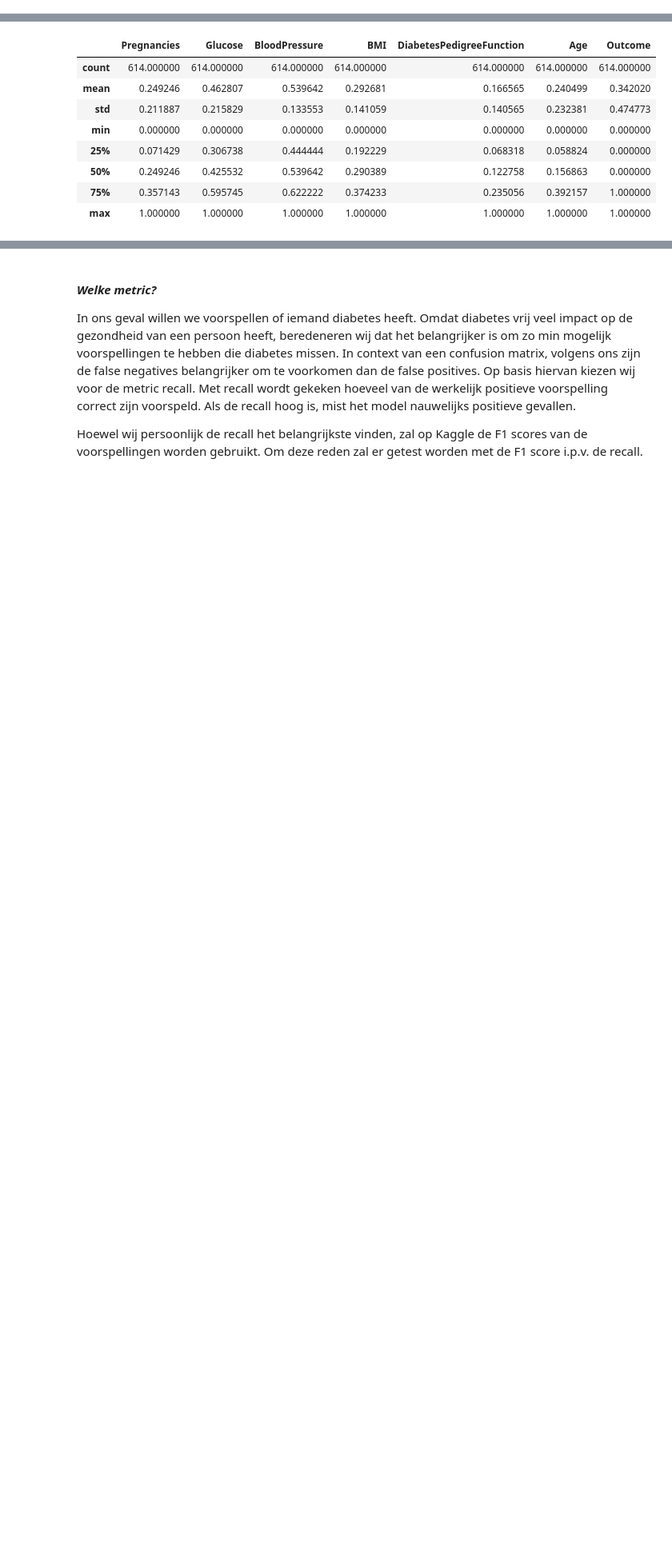
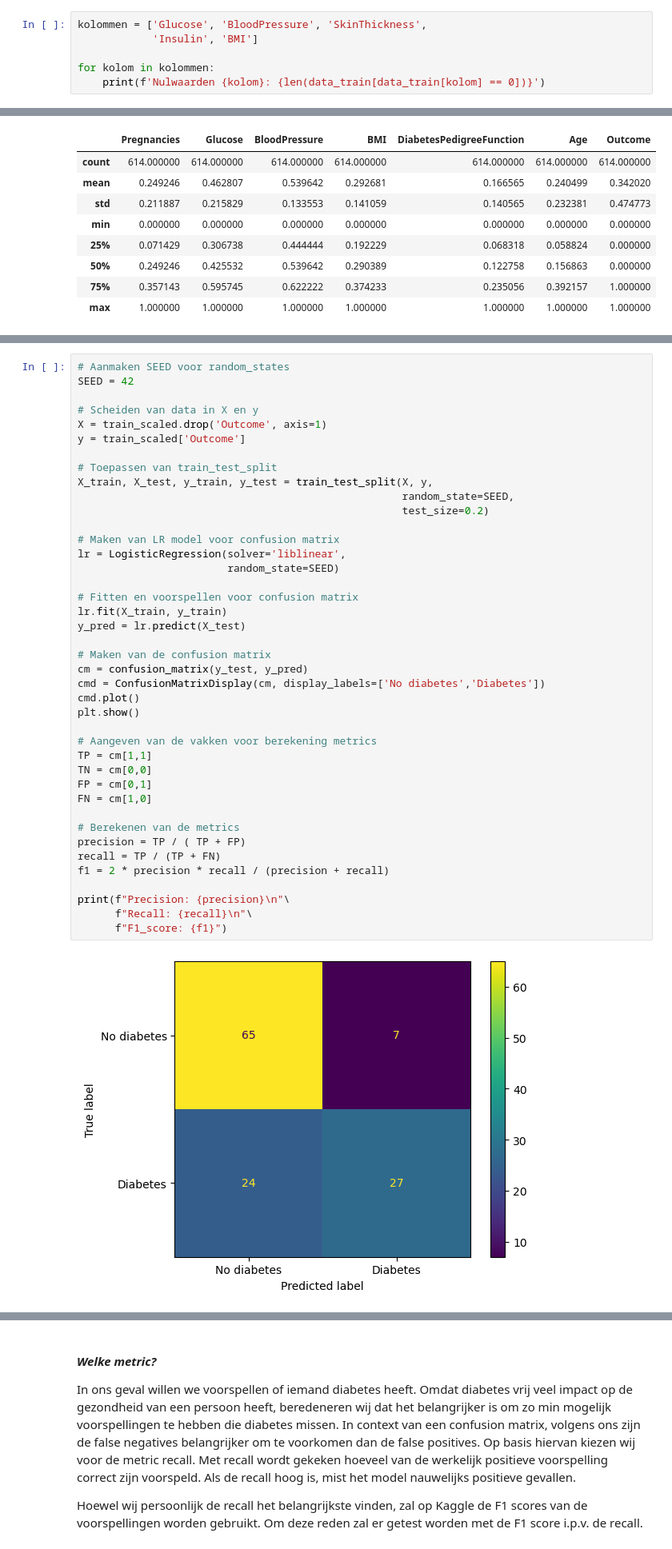
Before and after one commit to BJHeemskerk/MachineLearning, a Jupyter notebook: Opdracht_1.ipynb, the cells around one changed output, grey strips where cells are left out. Shown at 80% size. Cells and saved outputs as stored; diff of their text form; blank space fills up the shorter version.

```diff
--- a/Opdracht_1.ipynb
+++ b/Opdracht_1.ipynb
@@ -96,0 +100,6 @@ Nulwaarden BMI: 11
+# %%
+kolommen = ['Glucose', 'BloodPressure', 'SkinThickness',
+            'Insulin', 'BMI']
+
+for kolom in kolommen:
+    print(f'Nulwaarden {kolom}: {len(data_train[data_train[kolom] == 0])}')
@@ -446,0 +375,43 @@ F1_score: 0.6218487394957984
+# %%
+# Aanmaken SEED voor random_states
+SEED = 42
+
+# Scheiden van data in X en y
+X = train_scaled.drop('Outcome', axis=1)
+y = train_scaled['Outcome']
+
+# Toepassen van train_test_split
+X_train, X_test, y_train, y_test = train_test_split(X, y,
+                                                    random_state=SEED,
+                                                    test_size=0.2)
+
+# Maken van LR model voor confusion matrix
+lr = LogisticRegression(solver='liblinear',
+                        random_state=SEED)
+
+# Fitten en voorspellen voor confusion matrix
+lr.fit(X_train, y_train)
+y_pred = lr.predict(X_test)
+
+# Maken van de confusion matrix
+cm = confusion_matrix(y_test, y_pred)
+cmd = ConfusionMatrixDisplay(cm, display_labels=['No diabetes','Diabetes'])
+cmd.plot()
+plt.show()
+
+# Aangeven van de vakken voor berekening metrics
+TP = cm[1,1]
+TN = cm[0,0]
+FP = cm[0,1]
+FN = cm[1,0]
+
+# Berekenen van de metrics
+precision = TP / ( TP + FP)
+recall = TP / (TP + FN)
+f1 = 2 * precision * recall / (precision + recall)
+
+print(f"Precision: {precision}\n"\
+      f"Recall: {recall}\n"\
+      f"F1_score: {f1}")
+# %% [output]
+[figure, added]
```
Also changed, not shown: parts of 56 cells of this notebook, 2 other files.
